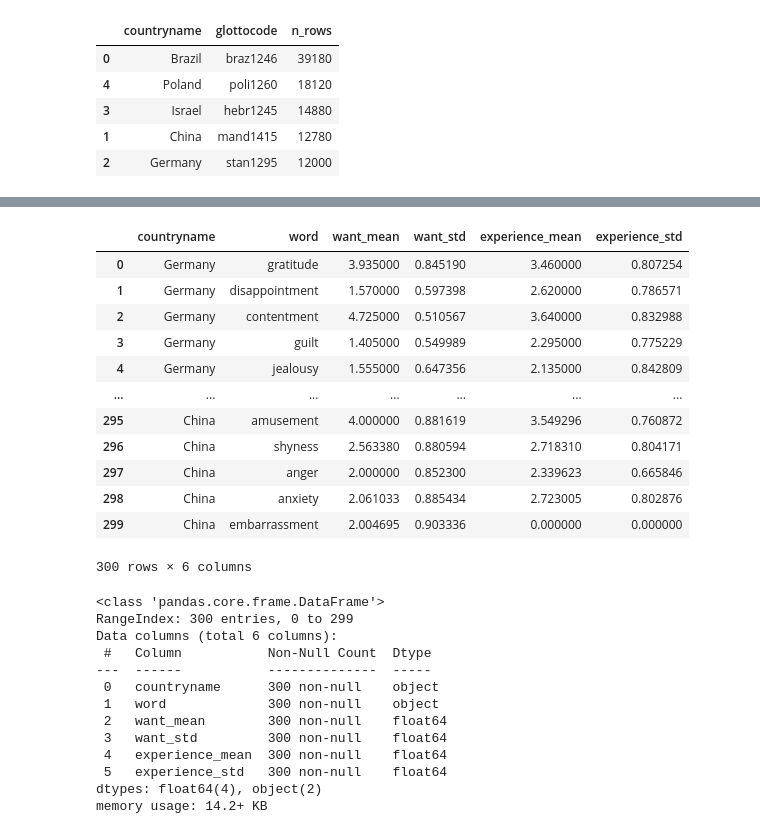
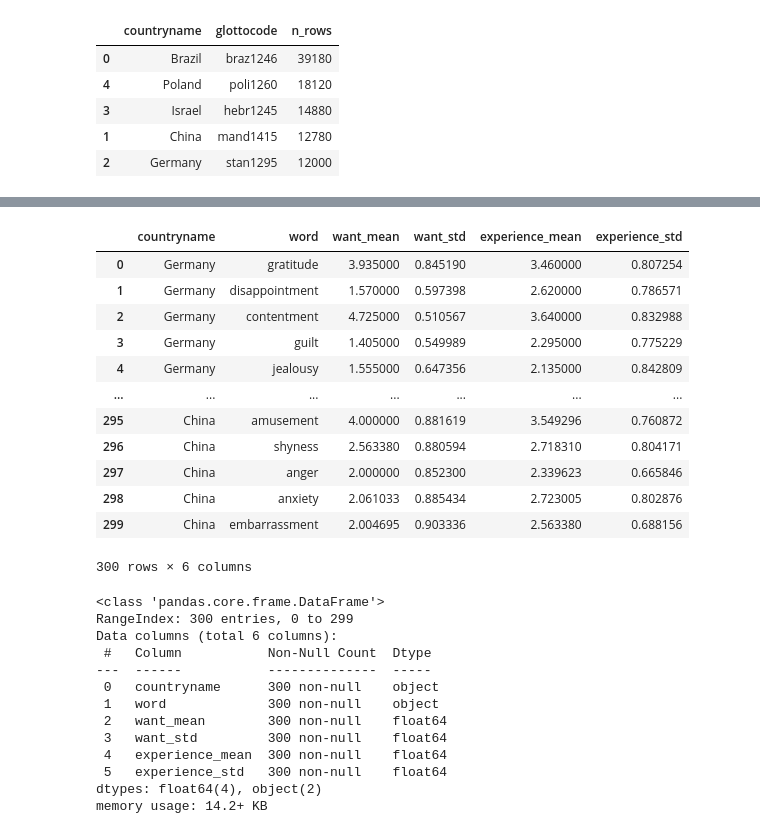
Before and after one commit to AsherKtech/hypocognition, a Jupyter notebook: notebooks/tamir.ipynb, the cells around one changed output, grey strips where cells are left out. Saved outputs shown, nothing was run; the diff lists cells and outputs as text; code cells hidden in the pictures.

```diff
--- a/notebooks/tamir.ipynb
+++ b/notebooks/tamir.ipynb
@@ -899,0 +851,4 @@ final_complete
+# %%
+print(final_mapped[(final_mapped['id']=="uc1.l0088545033") & (final_mapped['word']== 'activation')]['regression_elaboration'].head(1))
+final_mapped['regression_elaboration'] = final_mapped['regression_elaboration'].fillna(0)
+print(final_mapped[(final_mapped['id']=="uc1.l0088545033") & (final_mapped['word']== 'activation')]['regression_elaboration'].head(1))
@@ -899,0 +860,4 @@ final_complete
+# %%
+print(final_mapped[(final_mapped['id']=="uc1.l0088545033") & (final_mapped['word']== 'activation')]['simple_elaboration'].head(1))
+final_mapped['simple_elaboration'] = final_mapped['simple_elaboration'].fillna(0)
+print(final_mapped[(final_mapped['id']=="uc1.l0088545033") & (final_mapped['word']== 'activation')]['simple_elaboration'].head(1))
@@ -899,0 +869,4 @@ final_complete
+# %%
+print(final_mapped[(final_mapped['id']=="uc1.l0088545033") & (final_mapped['word']== 'activation')]['log_count'].head(1))
+final_mapped['log_count'] = final_mapped['log_count'].fillna(0)
+print(final_mapped[(final_mapped['id']=="uc1.l0088545033") & (final_mapped['word']== 'activation')]['log_count'].head(1))
@@ -900,3 +898,5 @@ final_complete
+# %%
+final_complete = final_mapped.copy()
 # %%
 combo_counts(final_complete)
 # %% [output]
@@ -1050,49 +1105,49 @@ array(['Germany', 'Israel', 'Brazil', 'Poland', 'China'], dtype=object)
 # %%
-# convert columns to numeric
-final_mapped['want_num'] = pd.to_numeric(final_mapped['want'], errors='coerce')
-final_mapped['experience_num'] = pd.to_numeric(final_mapped['experience'], errors='coerce')
+# # convert columns to numeric
+final_complete['want_num'] = pd.to_numeric(final_complete['want'], errors='coerce')
+final_complete['experience_num'] = pd.to_numeric(final_complete['experience'], errors='coerce')
 
 # full country x word combinations
-countries = final_mapped['countryname'].unique()
-words = final_mapped['word'].unique()
+countries = final_complete['countryname'].unique()
+words = final_complete['word'].unique()
 full_index = pd.MultiIndex.from_product([countries, words], names=['countryname', 'word'])
 full_table = pd.DataFrame(index=full_index).reset_index()
 
 # aggregate mean/std ignoring NaNs
 agg_table = (
-    final_mapped
+    final_complete
     .groupby(['countryname','word'], as_index=False)
     .agg(
         want_mean = ('want_num', 'mean'),
         want_std  = ('want_num', 'std'),
         experience_mean = ('experience_num', 'mean'),
         experience_std  = ('experience_num', 'std')
     )
 )
 
 # merge with full table
 final_table = full_table.merge(agg_table, on=['countryname','word'], how='left')
 
 # fill groups that were all NaN with 0
 final_table['want_mean'] = final_table['want_mean'].fillna(0)
 final_table['want_std']  = final_table['want_std'].fillna(0)
 final_table['experience_mean'] = final_table['experience_mean'].fillna(0)
 final_table['experience_std']  = final_table['experience_std'].fillna(0)
 
 final_table
 # %% [output]
 |  | countryname | word | want_mean | want_std | experience_mean | experience_std |
 | 0 | Germany | gratitude | 3.935000 | 0.845190 | 3.460000 | 0.807254 |
 | 1 | Germany | disappointment | 1.570000 | 0.597398 | 2.620000 | 0.786571 |
 | 2 | Germany | contentment | 4.725000 | 0.510567 | 3.640000 | 0.832988 |
 | 3 | Germany | guilt | 1.405000 | 0.549989 | 2.295000 | 0.775229 |
 | 4 | Germany | jealousy | 1.555000 | 0.647356 | 2.135000 | 0.842809 |
 | ... | ... | ... | ... | ... | ... | ... |
 | 295 | China | amusement | 4.000000 | 0.881619 | 3.549296 | 0.760872 |
 | 296 | China | shyness | 2.563380 | 0.880594 | 2.718310 | 0.804171 |
 | 297 | China | anger | 2.000000 | 0.852300 | 2.339623 | 0.665846 |
 | 298 | China | anxiety | 2.061033 | 0.885434 | 2.723005 | 0.802876 |
-| 299 | China | embarrassment | 2.004695 | 0.903336 | 0.000000 | 0.000000 |
+| 299 | China | embarrassment | 2.004695 | 0.903336 | 2.563380 | 0.688156 |
 300 rows × 6 columns
 # %%
 final_table.info()
```
Also changed, not shown: parts of 56 cells of this notebook.
